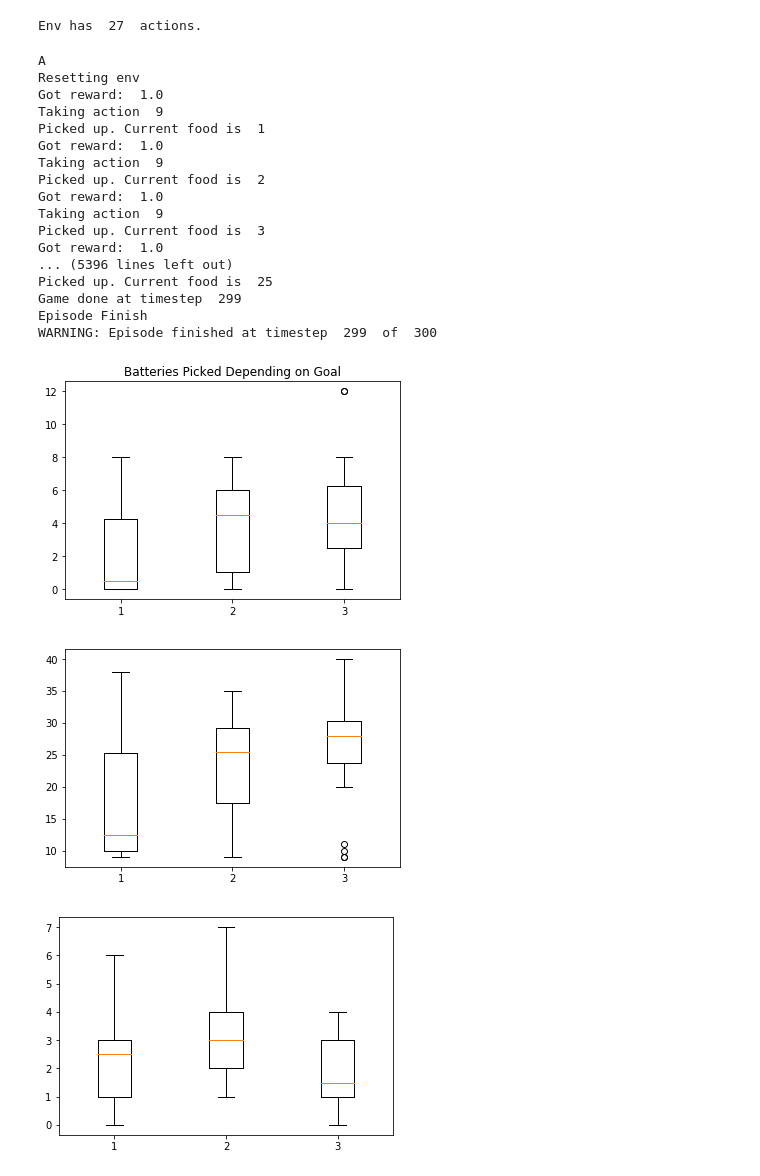
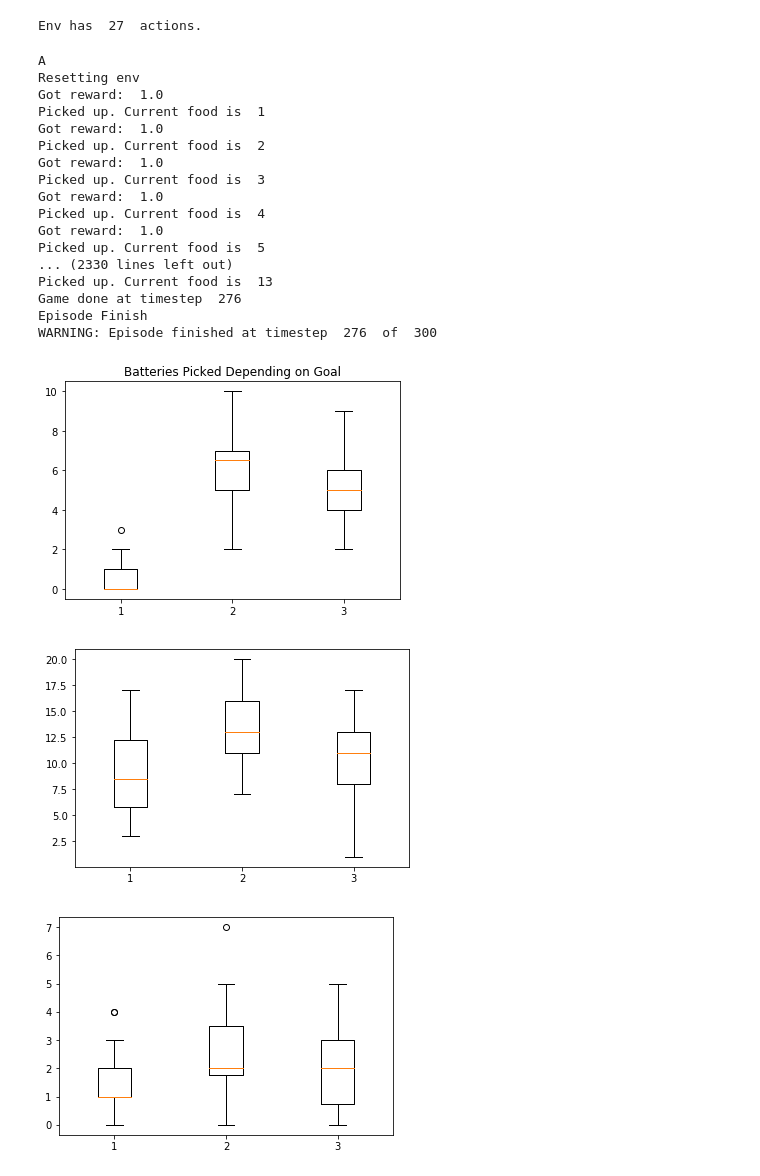
Before and after one commit to kaiolae/dfp_banana, a Jupyter notebook: Direct-Future-Prediction-Keras/notebooks/Check Effect of Varying Goals.ipynb, the cells around one changed output. Cells and saved outputs as stored; diff of their text form; code cells hidden in the pictures.

Commit message:
Things are looking good! Nice adaptive strategies are being learned

```diff
--- a/Direct-Future-Prediction-Keras/notebooks/Check Effect of Varying Goals.ipynb
+++ b/Direct-Future-Prediction-Keras/notebooks/Check Effect of Varying Goals.ipynb
@@ -27,7 +27,7 @@ K.set_session(sess)
 #TODO Worker_id can be changed to run in parallell
 #Flatten_branched gives us a onehot encoding of all 54 action combinations.
 print("Opening unity env")
-env = UnityEnv("../../unity_envs/kais_banana_with_battery_consumable_balanced", worker_id=3, use_visual=True, flatten_branched=True)
+env = UnityEnv("../../unity_envs/kais_banana_with_battery_consumable_balanced", worker_id=5, use_visual=True, flatten_branched=True)
 
 measurement_size = 3
 timesteps = [1, 2, 4, 8, 16, 32]
@@ -43,7 +43,7 @@ print("Env has ", action_size, " actions.")
 dfp_net = DFPAgent(state_size, measurement_size, action_size, timesteps)
 dfp_net.model = Networks.dfp_network(state_size, measurement_size, goal_size, action_size, len(timesteps), dfp_net.learning_rate)
 
-loaded_model = "../june27_battery_balanced1_agnostic_battery_limit_on/model/dfp.h5" #KOE: This was trained with real battery consequences. It seemed to learn battery seeking behavior better.
+loaded_model = "../oct1_battery_balanced_infinite_battery_drive_agnostic/model/dfp.h5"
 dfp_net.load_model(loaded_model)
 dfp_net.epsilon = dfp_net.final_epsilon
 # %% [output]
@@ -72,8 +72,6 @@ BATTERY_REFILL_AMOUNT = BATTERY_CAPACITY = 100
 
 #Capacity 50 gave median evolved fitness around 7, but max around 40!
 #Median time to batt empty was only around 120.
-
-#TODO: Battery capacity in my code really means only INITIAL BATTERY. Fix?
 
 
 #Collecting statistics.
@@ -88,60 +86,72 @@ for i in range(20):
     #Wouldn't [1,0,1] work better? (scores2)
     #Or [1,-1,1] (scores3)
     print("A")
-    score1 = evaluate_a_goal_vector([0,0,1], env, dfp_net, display=False, battery_refill_amount=BATTERY_REFILL_AMOUNT, initial_battery=BATTERY_CAPACITY)
+    score1 = evaluate_a_goal_vector([0,0,1], env, dfp_net, display=False, battery_refill_amount=BATTERY_REFILL_AMOUNT, battery_capacity=BATTERY_CAPACITY)
     scores1.append(score1)
     print("B")
 
-    score2 = evaluate_a_goal_vector([1,0,1], env, dfp_net, display=False, battery_refill_amount=BATTERY_REFILL_AMOUNT, initial_battery=BATTERY_CAPACITY)
+    score2 = evaluate_a_goal_vector([1,0,1], env, dfp_net, display=False, battery_refill_amount=BATTERY_REFILL_AMOUNT, battery_capacity=BATTERY_CAPACITY)
     scores2.append(score2)
     print("C")
 
-    score3 = evaluate_a_goal_vector([1,-1,1], env, dfp_net, display=False, battery_refill_amount=BATTERY_REFILL_AMOUNT, initial_battery=BATTERY_CAPACITY)
+    score3 = evaluate_a_goal_vector([1,-1,1], env, dfp_net, display=False, battery_refill_amount=BATTERY_REFILL_AMOUNT, battery_capacity=BATTERY_CAPACITY)
     scores3.append(score3)
 # %% [output]
 A
 Resetting env
 Got reward:  1.0
-Taking action  9
 Picked up. Current food is  1
 Got reward:  1.0
-Taking action  9
 Picked up. Current food is  2
 Got reward:  1.0
-Taking action  9
 Picked up. Current food is  3
 Got reward:  1.0
-... (5396 lines left out)
-Picked up. Current food is  25
-Game done at timestep  299
+Picked up. Current food is  4
+Got reward:  1.0
+Picked up. Current food is  5
+... (2330 lines left out)
+Picked up. Current food is  13
+Game done at timestep  276
 Episode Finish
-WARNING: Episode finished at timestep  299  of  300
+WARNING: Episode finished at timestep  276  of  300
 # %%
+variable = 'battery_picks'
 scores1=np.array(scores1)
 scores2=np.array(scores2)
 scores3=np.array(scores3)
-battery_scores = [s[:,3] for s in [scores1, scores2, scores3]]
-plt.boxplot(battery_scores)
+measures1 = [x[variable] for x in scores1]
+measures2 = [x[variable] for x in scores2]
+measures3 = [x[variable] for x in scores3]
+combined_measures = [measures1, measures2, measures3]
+plt.boxplot(combined_measures)
 plt.title("Batteries Picked Depending on Goal")
 #xticks(np.arange(3), ('NotBatt', 'Battery', 'Battery'))
 plt.show()
 # %% [output]
-[figure, old version]
+[figure, new version]
 # %%
-food_scores = [s[:,2] for s in [scores1, scores2, scores3]]
-plt.boxplot(food_scores)
+variable = 'food'
+measures1 = [x[variable] for x in scores1]
+measures2 = [x[variable] for x in scores2]
+measures3 = [x[variable] for x in scores3]
+combined_measures = [measures1, measures2, measures3]
+plt.boxplot(combined_measures)
 plt.show()
 #All food seekers. NotBatt, Batt, Batt
 # %% [output]
-[figure, old version]
+[figure, new version]
 # %%
-poison_scores = [s[:,1] for s in [scores1, scores2, scores3]]
-plt.boxplot(poison_scores)
+variable = 'poison'
+measures1 = [x[variable] for x in scores1]
+measures2 = [x[variable] for x in scores2]
+measures3 = [x[variable] for x in scores3]
+combined_measures = [measures1, measures2, measures3]
+plt.boxplot(combined_measures)
 plt.show()
 
 #Zero,zero, minusOne. Notbatt, Batt,Batt
 # %% [output]
-[figure, old version]
+[figure, new version]
 # %%
 scores1=np.array(scores1)
 scores2=np.array(scores2)
```
Also changed, not shown: parts of 1 cell of this notebook, 16 other files.
